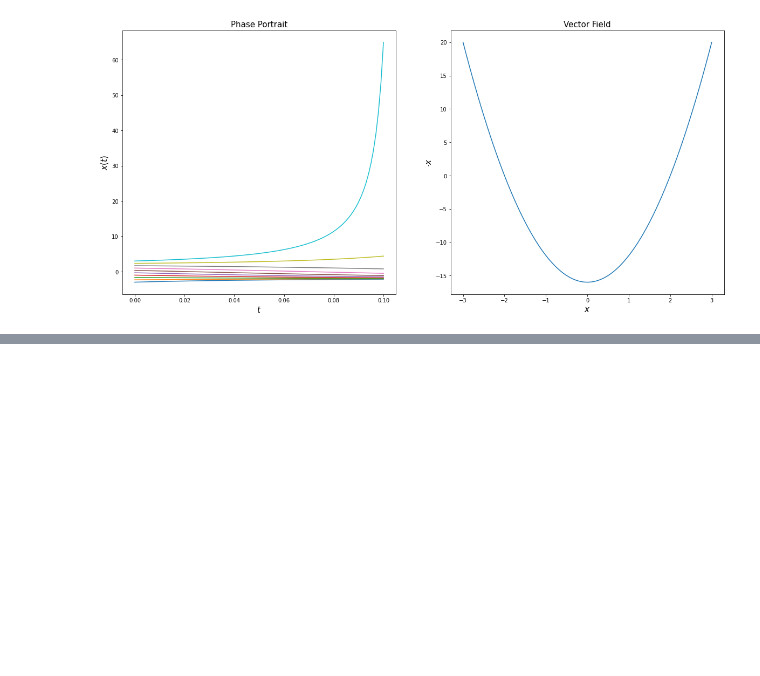
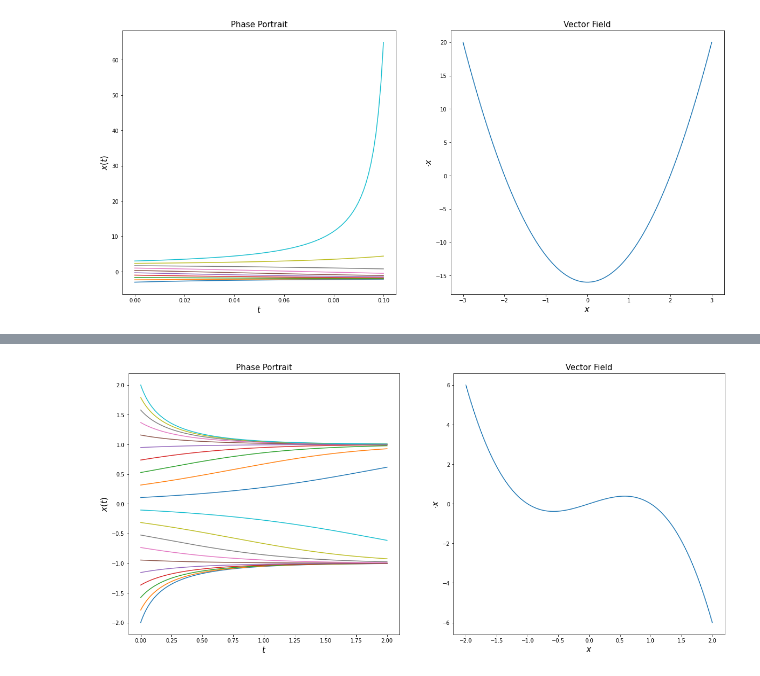
Before and after one commit to JUANESPG29/ModeladoySimulacion, a Jupyter notebook: EJERCICIOS_CAPITULO2_JUAN_ESTEBAN_PABON.ipynb, the cells around one changed output, grey strips where cells are left out. Saved outputs shown, nothing was run; the diff lists cells and outputs as text; code cells hidden in the pictures; blank space fills up the shorter version.

```diff
--- a/EJERCICIOS_CAPITULO2_JUAN_ESTEBAN_PABON.ipynb
+++ b/EJERCICIOS_CAPITULO2_JUAN_ESTEBAN_PABON.ipynb
@@ -70,0 +83,13 @@ plot_phase_portrait(func,h,ti,tf,x0_i,x0_f,10)
+# %%
+def func3(x):
+  return x-x**3
+
+h = 1e-3
+ti = 0
+tf = 2
+x0_i = -2
+x0_f = 2
+n = 15
+plot_phase_portrait(func3,h,ti,tf,x0_i,x0_f,20)
+# %% [output]
+[figure, added]
```
Also changed, not shown: parts of 1 cell of this notebook.
